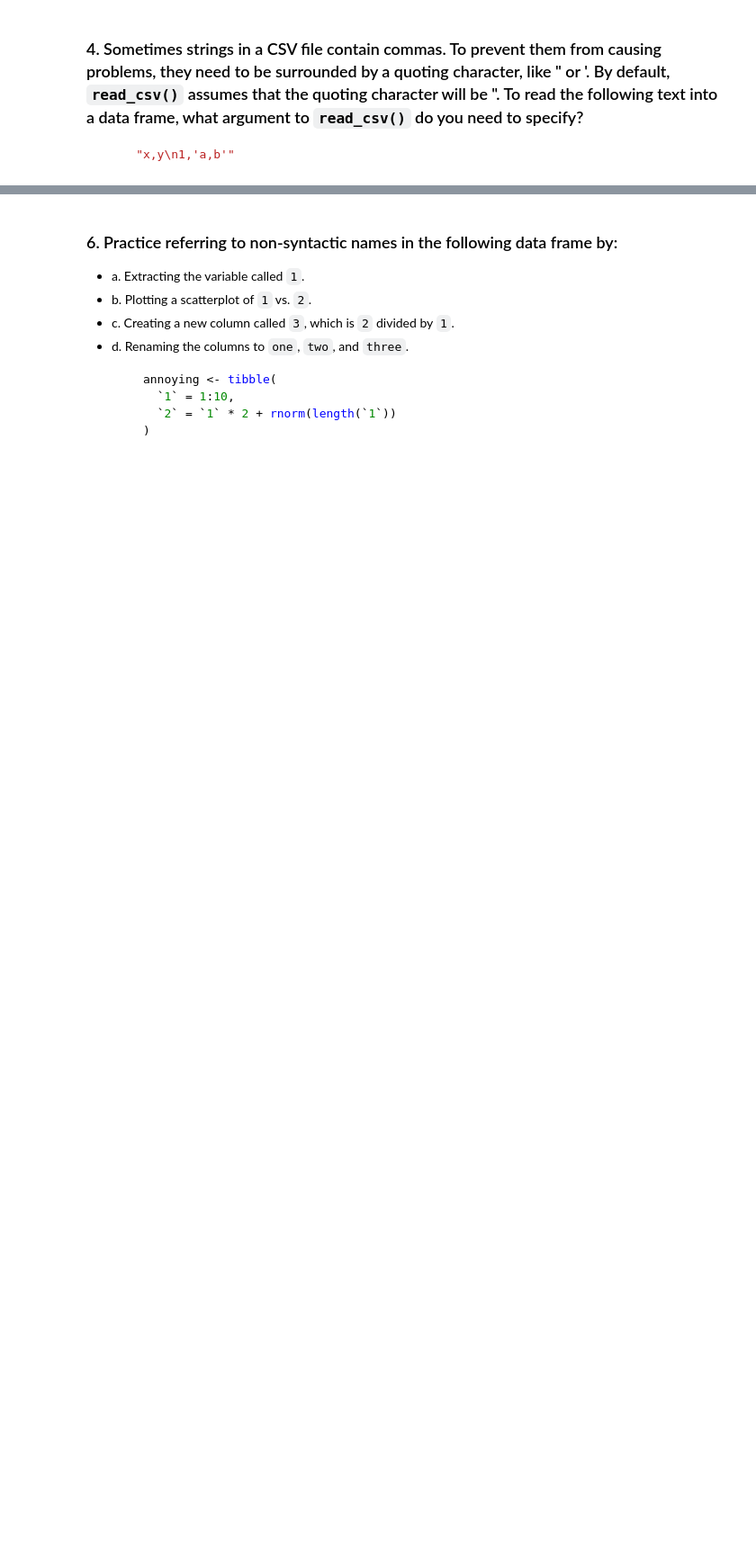
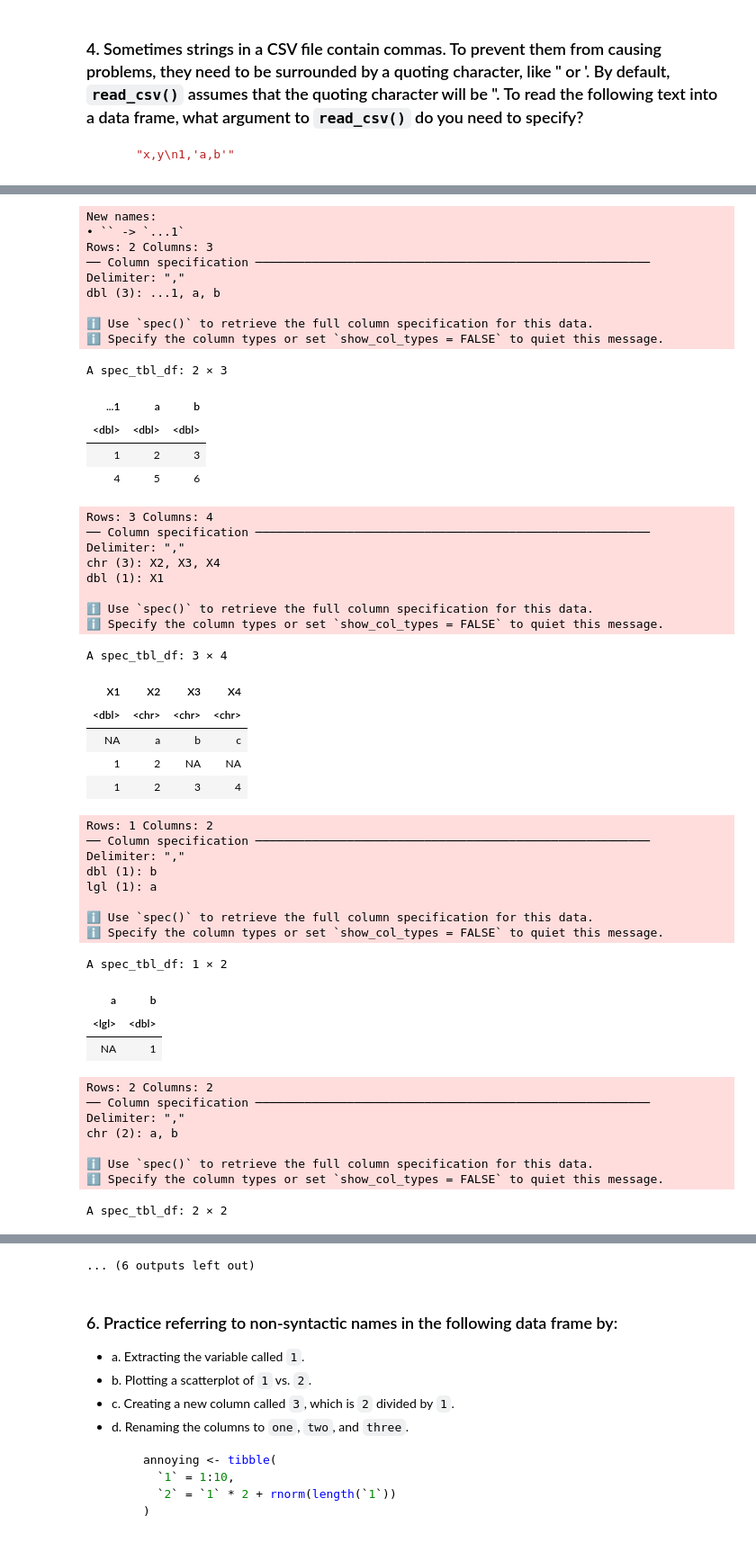
Before and after one commit to Mccallke0364/Learning-R, a Jupyter notebook: Week_4.ipynb, the cells around one changed output, grey strips where cells are left out. Shown at 90% size. Cells and saved outputs as stored; diff of their text form; code cells hidden in the pictures; blank space fills up the shorter version.

````diff
--- a/Week_4.ipynb
+++ b/Week_4.ipynb
@@ -22 +125,62 @@
 ```
+# %%
+#read_csv("a,b\n1,2,3\n4,5,6") there are not enough data in the first row, if the first column has no name then it should be NA, a, b
+read_csv(",a,b\n1,2,3\n4,5,6") #fixed
+#read_csv("a,b,c\n1,2\n1,2,3,4") #uneven number of columns in each row
+read_csv(",a,b,c\n1,2,,\n1,2,3,4", col_names=FALSE)#fixed chose to do false because then it doesn't rename the first column to ...1
+# read_csv("a,b\n\"1")#the quote is telling the read operation to ignore the 1
+read_csv("a,b\n\"\",1")#fixed by adding a second " so that it reads as an NA value
+# read_csv("a,b\n1,2\na,b")#the only issue I can see is that it's unfriendly for there to be char and int in the same column
+read_csv("a,b\n1,2\na,b")#fixed??
+# read_csv("a;b\n1;3") #This uses the wrong delimiter for the function read_csv, a csv file should be comma delimited not semicolon delimited
+read_delim("a;b\n1;3", delim=";")#fixed
+read_csv("a,b\n1,3")#also fixed
+# %% [output]
+New names:
+• `` -> `...1`
+Rows: 2 Columns: 3
+── Column specification ────────────────────────────────────────────────────────
+Delimiter: ","
+dbl (3): ...1, a, b
+
+ℹ Use `spec()` to retrieve the full column specification for this data.
+ℹ Specify the column types or set `show_col_types = FALSE` to quiet this message.
+A spec_tbl_df: 2 × 3
+| ...1 | a | b |
+| <dbl> | <dbl> | <dbl> |
+| 1 | 2 | 3 |
+| 4 | 5 | 6 |
+Rows: 3 Columns: 4
+── Column specification ────────────────────────────────────────────────────────
+Delimiter: ","
+chr (3): X2, X3, X4
+dbl (1): X1
+
+ℹ Use `spec()` to retrieve the full column specification for this data.
+ℹ Specify the column types or set `show_col_types = FALSE` to quiet this message.
+A spec_tbl_df: 3 × 4
+| X1 | X2 | X3 | X4 |
+| <dbl> | <chr> | <chr> | <chr> |
+| NA | a | b | c |
+| 1 | 2 | NA | NA |
+| 1 | 2 | 3 | 4 |
+Rows: 1 Columns: 2
+── Column specification ────────────────────────────────────────────────────────
+Delimiter: ","
+dbl (1): b
+lgl (1): a
+
+ℹ Use `spec()` to retrieve the full column specification for this data.
+ℹ Specify the column types or set `show_col_types = FALSE` to quiet this message.
+A spec_tbl_df: 1 × 2
+| a | b |
+| <lgl> | <dbl> |
+| NA | 1 |
+Rows: 2 Columns: 2
+── Column specification ────────────────────────────────────────────────────────
+Delimiter: ","
+chr (2): a, b
+
+ℹ Use `spec()` to retrieve the full column specification for this data.
+ℹ Specify the column types or set `show_col_types = FALSE` to quiet this message.
+A spec_tbl_df: 2 × 2
@@ -23,3 +191,4 @@
+... (6 outputs left out)
 # %% [markdown]
 ### 6. Practice referring to non-syntactic names in the following data frame by:
 
````
Also changed, not shown: parts of 16 cells of this notebook.
